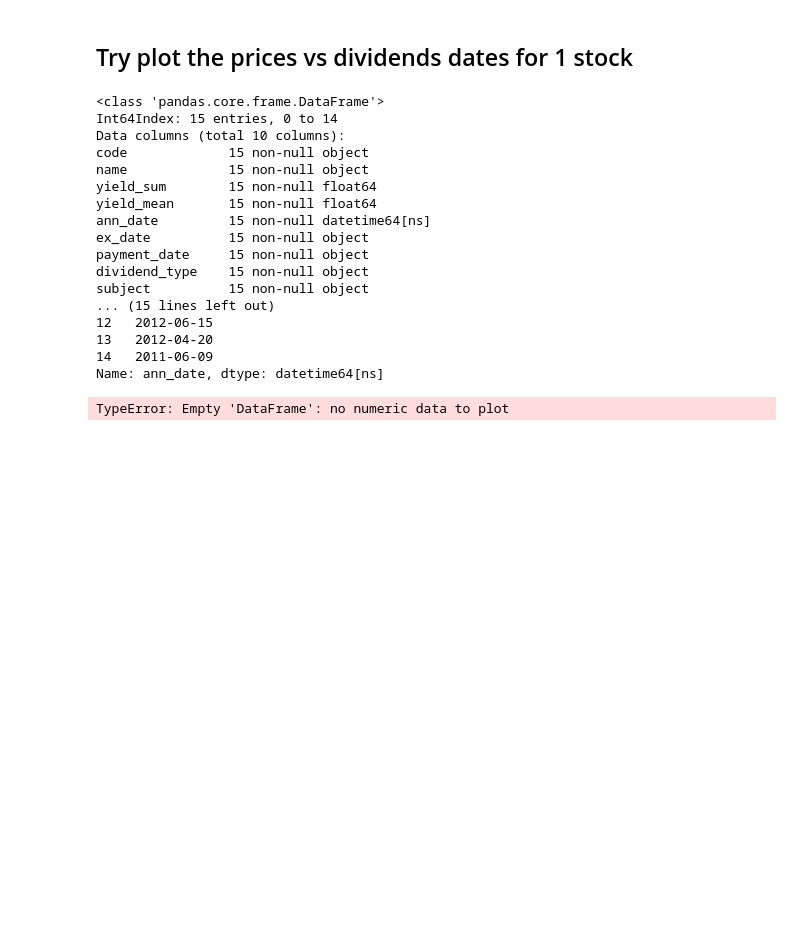
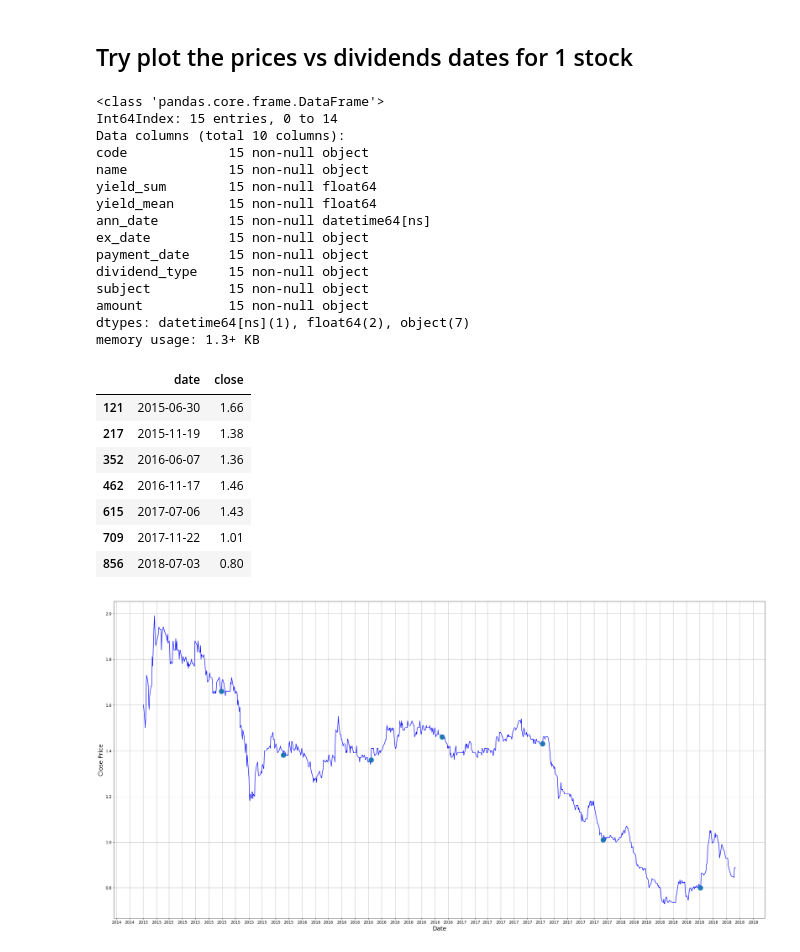
Before and after one commit to mengwangk/ai-playground, a Jupyter notebook: notebook/KLSE_dividends_trends_4.ipynb, the cells around one changed output. Saved outputs shown, nothing was run; the diff lists cells and outputs as text; code cells hidden in the pictures; blank space fills up the shorter version.

```diff
--- a/notebook/KLSE_dividends_trends_4.ipynb
+++ b/notebook/KLSE_dividends_trends_4.ipynb
@@ -113,42 +115,60 @@ df_stocks_dividends.head(50)
 ## Try plot the prices vs dividends dates for 1 stock
 # %%
 #!cat ../dataset/5191.csv
+
+## Get the prices
 df_prices = pd.read_csv('../dataset/5191.csv')
 df_prices['date'] = pd.to_datetime(df_prices['date'])
 df_prices.rename(index=str, columns={'price': 'close'}, inplace=True)
 df_prices.sort_values(['date'], ascending=True, inplace=True)
 df_prices.reset_index(drop=True, inplace=True)   # Reset the index starting from 1
-# display(df_prices)
+#display(df_prices)
 # df_prices.info()
 
+## Select 2015 and above for the dividends dates
 df_stock = df_stocks_dividends.loc[df_stocks_dividends['code']=='5191']
 df_stock.info()
-print(df_stock['ann_date'])
+df_marker_prices = df_prices.loc[df_prices['date'].isin(df_stock['ann_date'])][['date','close']] #.set_index(['date'])
+display(df_marker_prices)
 
-df_stock['ann_date'].plot(marker='x')
 
-plt.figure(figsize = (18,9))
-plt.plot(range(df_prices.shape[0]),df_prices['close'])
-plt.xticks(range(0,df_prices.shape[0],50),df_prices['date'].loc[::50],rotation=45)
+plt.figure(figsize = (36,18))
+#plt.plot(range(df_prices.shape[0]),df_prices['close'])
+#plt.xticks(range(0,df_prices.shape[0],50),df_prices['date'].loc[::50],rotation=45)
+plt.gca().xaxis.set_major_locator(mdates.MonthLocator(interval=1))
+plt.plot_date(df_prices['date'], df_prices['close'], 'b-')
+plt.plot_date(df_marker_prices['date'], df_marker_prices['close'], marker='o', markersize=15, linewidth=15)
 plt.xlabel('Date',fontsize=18)
 plt.ylabel('Close Price',fontsize=18)
+plt.grid(True)
+
+
+# Plot marker
+# df_marker_prices.plot_date(x='date', y='close')
+
 plt.show()
 # %% [output]
 <class 'pandas.core.frame.DataFrame'>
 Int64Index: 15 entries, 0 to 14
 Data columns (total 10 columns):
 code             15 non-null object
 name             15 non-null object
 yield_sum        15 non-null float64
 yield_mean       15 non-null float64
 ann_date         15 non-null datetime64[ns]
 ex_date          15 non-null object
 payment_date     15 non-null object
 dividend_type    15 non-null object
 subject          15 non-null object
-... (15 lines left out)
-12   2012-06-15
-13   2012-04-20
-14   2011-06-09
-Name: ann_date, dtype: datetime64[ns]
+amount           15 non-null object
+dtypes: datetime64[ns](1), float64(2), object(7)
+memory usage: 1.3+ KB
-TypeError: Empty 'DataFrame': no numeric data to plot
+|  | date | close |
+| 121 | 2015-06-30 | 1.66 |
+| 217 | 2015-11-19 | 1.38 |
+| 352 | 2016-06-07 | 1.36 |
+| 462 | 2016-11-17 | 1.46 |
+| 615 | 2017-07-06 | 1.43 |
+| 709 | 2017-11-22 | 1.01 |
+| 856 | 2018-07-03 | 0.80 |
+[figure, added]
```
Also changed, not shown: parts of 2 cells of this notebook, 22 other files.
